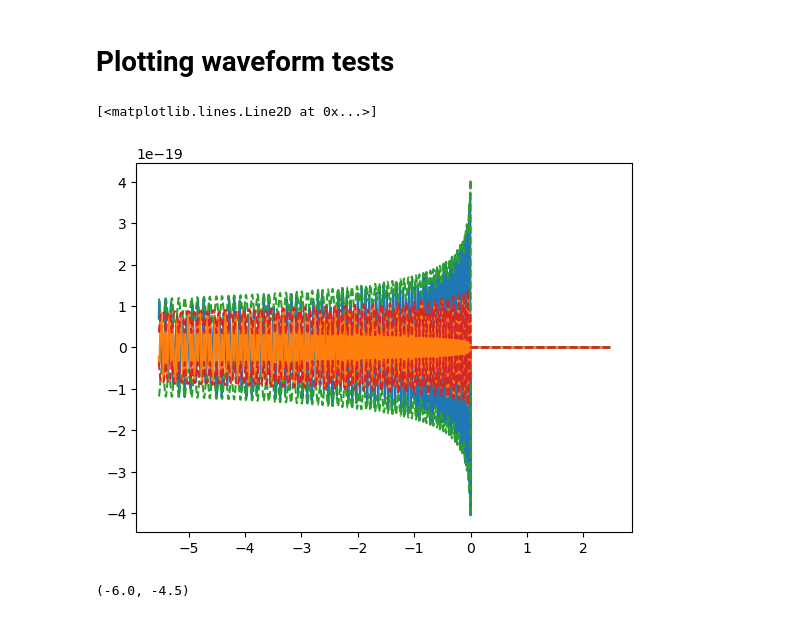
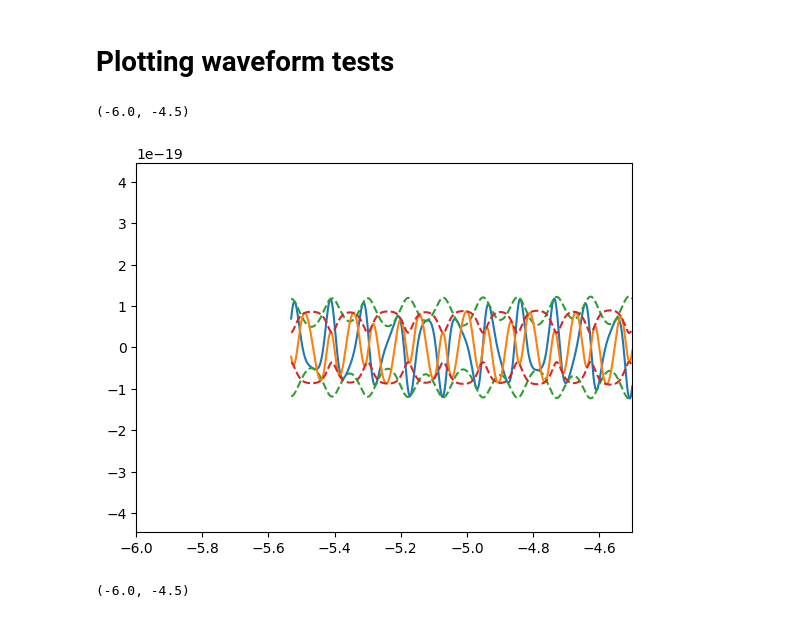
Before and after one commit to BenGPatterson/EccentricBinaries, a Jupyter notebook: notebooks/eccentric_decomposition.ipynb, the cells around one changed output. Cells and saved outputs as stored; diff of their text form; code cells hidden in the pictures.

```diff
--- a/notebooks/eccentric_decomposition.ipynb
+++ b/notebooks/eccentric_decomposition.ipynb
@@ -87,16 +95,16 @@ h, h1, h2, h_ap, h_peri = get_h([1,1], 10, 0.2, 60, 2, sample_rate,
 # %%
 plt.plot(h1.sample_times, h1.real(), c='C0')
 plt.plot(h1.sample_times, np.sqrt(h1.real()**2+h1.imag()**2), c='C2', ls='dashed')
 plt.plot(h1.sample_times, -np.sqrt(h1.real()**2+h1.imag()**2), c='C2', ls='dashed')
 
 plt.plot(h2.sample_times, h2.real(), c='C1')
 plt.plot(h2.sample_times, np.sqrt(h2.real()**2+h2.imag()**2), c='C3', ls='dashed')
 plt.plot(h2.sample_times, -np.sqrt(h2.real()**2+h2.imag()**2), c='C3', ls='dashed')
 
-#plt.xlim(-6,-5)
+plt.xlim(-6,-4.5)
 # %% [output]
-[<matplotlib.lines.Line2D at 0x...>]
+(-6.0, -4.5)
-[figure, old version]
+[figure, new version]
 # %%
 plt.plot(h_ap.sample_times, h_ap.real())
 plt.plot(h_ap.sample_times, np.sqrt(h_ap.real()**2+h_ap.imag()**2), ls='dashed')
```
Also changed, not shown: parts of 5 cells of this notebook, 5 other files.
